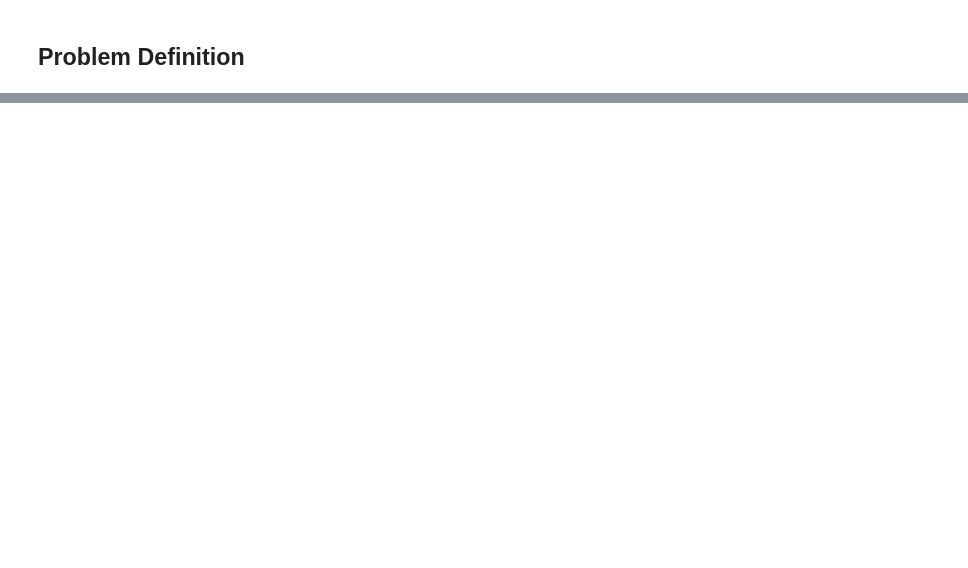
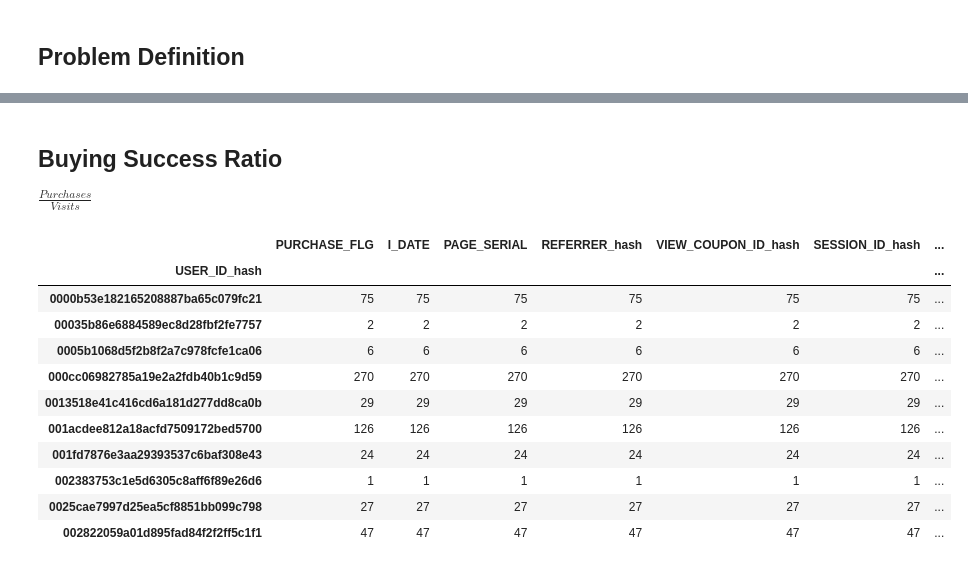
Before and after one commit to alorozco53/Coupons, a Jupyter notebook: CouponsKueski.ipynb, the cells around one changed output, grey strips where cells are left out. Saved outputs shown, nothing was run; the diff lists cells and outputs as text; code cells hidden in the pictures; blank space fills up the shorter version.

```diff
--- a/CouponsKueski.ipynb
+++ b/CouponsKueski.ipynb
@@ -162,0 +171,23 @@ coupon_detail_train.head()
+# %% [markdown]
+## Buying Success Ratio
+
+$\frac{Purchases}{Visits}$
+# %%
+coupon_counter = coupon_visit_train.groupby(by=coupon_visit_train.USER_ID_hash).count()
+ratio = coupon_counter.PURCHASEID_hash / coupon_counter.PURCHASE_FLG
+ratio.name = 'SUCCESS_RATIO'
+coupon_counter = coupon_counter.join(ratio)
+coupon_counter.head(10)
+# %% [output]
+|  | PURCHASE_FLG | I_DATE | PAGE_SERIAL | REFERRER_hash | VIEW_COUPON_ID_hash | SESSION_ID_hash | ... |
+| USER_ID_hash |  |  |  |  |  |  | ... |
+| 0000b53e182165208887ba65c079fc21 | 75 | 75 | 75 | 75 | 75 | 75 | ... |
+| 00035b86e6884589ec8d28fbf2fe7757 | 2 | 2 | 2 | 2 | 2 | 2 | ... |
+| 0005b1068d5f2b8f2a7c978fcfe1ca06 | 6 | 6 | 6 | 6 | 6 | 6 | ... |
+| 000cc06982785a19e2a2fdb40b1c9d59 | 270 | 270 | 270 | 270 | 270 | 270 | ... |
+| 0013518e41c416cd6a181d277dd8ca0b | 29 | 29 | 29 | 29 | 29 | 29 | ... |
+| 001acdee812a18acfd7509172bed5700 | 126 | 126 | 126 | 126 | 126 | 126 | ... |
+| 001fd7876e3aa29393537c6baf308e43 | 24 | 24 | 24 | 24 | 24 | 24 | ... |
+| 002383753c1e5d6305c8aff6f89e26d6 | 1 | 1 | 1 | 1 | 1 | 1 | ... |
+| 0025cae7997d25ea5cf8851bb099c798 | 27 | 27 | 27 | 27 | 27 | 27 | ... |
+| 002822059a01d895fad84f2f2ff5c1f1 | 47 | 47 | 47 | 47 | 47 | 47 | ... |
```
Also changed, not shown: parts of 23 cells of this notebook.
